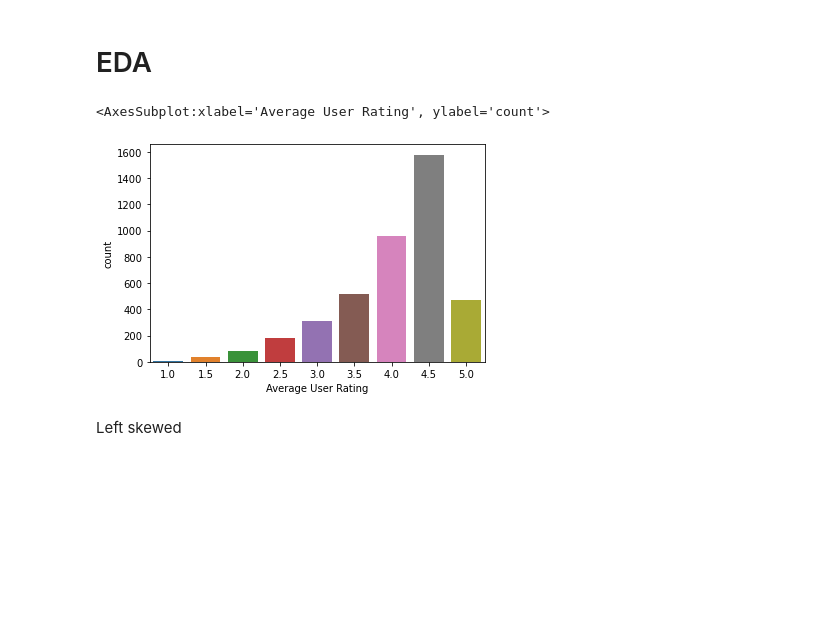
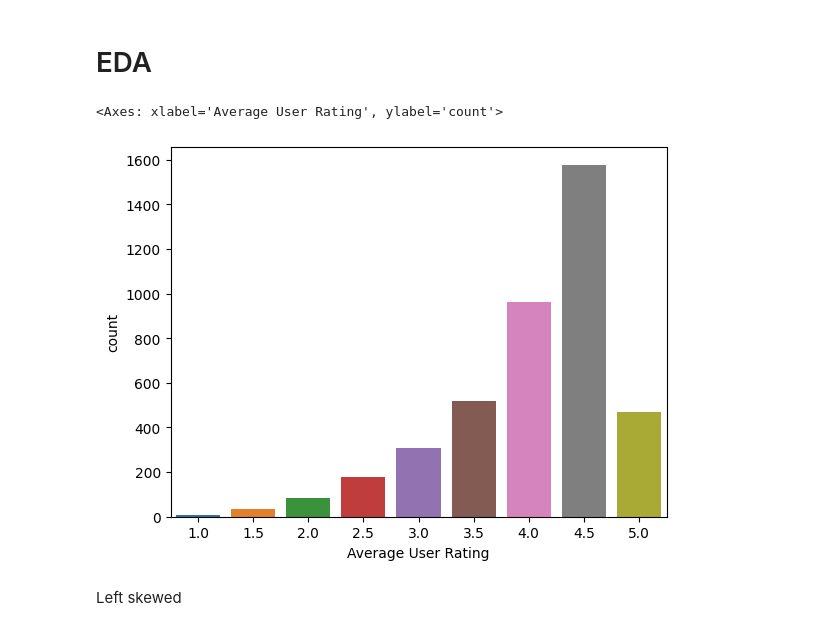
Before and after one commit to ahmedYasserM/Game-Application-Success-Prediction, a Jupyter notebook: PreProcessing.ipynb, the cells around one changed output. Cells and saved outputs as stored; diff of their text form; code cells hidden in the pictures; blank space fills up the shorter version.

Commit message:
Count plot handled by adding Keyargument x=

```diff
--- a/PreProcessing.ipynb
+++ b/PreProcessing.ipynb
@@ -4,7 +4,7 @@ import numpy as np
 import matplotlib.pyplot as plt
 import seaborn as sns
 # %%
-data=pd.read_csv("F:\Gam3a lecs\Machine\games-regression-dataset.csv")
+data=pd.read_csv("games-regression-dataset.csv")
 data.head()
 # %% [output]
 |  | URL | ID | Name | Subtitle | Icon URL | User Rating Count | Price | In-app Purchases | ... |
@@ -95,10 +95,10 @@ train_data.drop_duplicates(inplace=True)
 # %% [markdown]
 # EDA
 # %%
-sns.countplot(train_data['Average User Rating'])
+sns.countplot(x=train_data['Average User Rating'])
 # %% [output]
-<AxesSubplot:xlabel='Average User Rating', ylabel='count'>
+<Axes: xlabel='Average User Rating', ylabel='count'>
-[figure, old version]
+[figure, new version]
 # %% [markdown]
 Left skewed
 # %%
```
Also changed, not shown: parts of 11 cells of this notebook.
